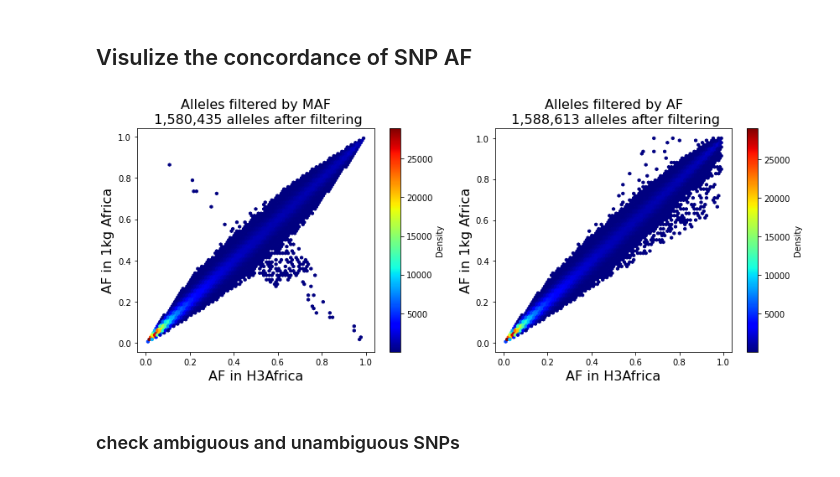
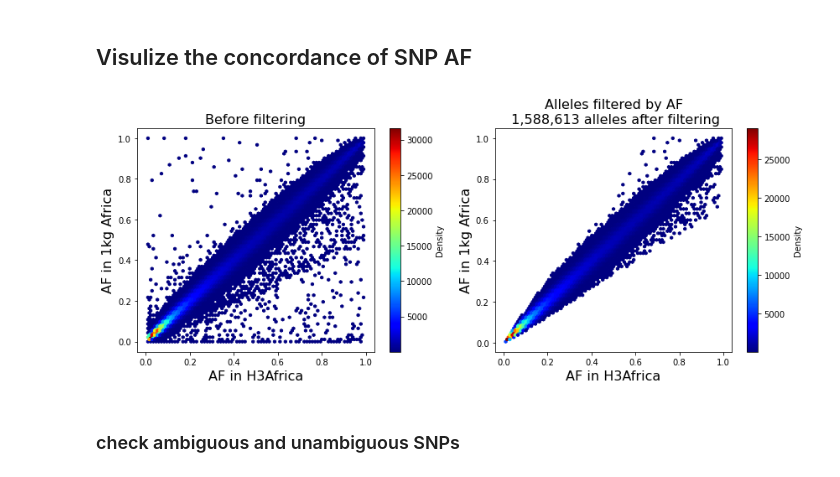
Before and after one commit to yli091230/AWIGEN_TRs, a Jupyter notebook: notebooks/plinkVcf_quality_check/converted_vcf_quality_check.ipynb, the cells around one changed output. Cells and saved outputs as stored; diff of their text form; code cells hidden in the pictures.

```diff
--- a/notebooks/plinkVcf_quality_check/converted_vcf_quality_check.ipynb
+++ b/notebooks/plinkVcf_quality_check/converted_vcf_quality_check.ipynb
@@ -113,31 +113,35 @@ print(f"{len(merged_filter_final)-af_diff_filter.sum():,} SNPs are filtered by A
 # %%
 min_num = 1
 
 fig, axs = plt.subplots(1,2,figsize=(12,5))
 ax_list = axs.flatten()
-x = merged_filter_final[maf_diff_filter ].AF_h3_AFR.tolist()
-y = merged_filter_final[maf_diff_filter ].AF_1kg_AFR.tolist()
+# x = merged_filter_final[maf_diff_filter ].AF_h3_AFR.tolist()
+# y = merged_filter_final[maf_diff_filter ].AF_1kg_AFR.tolist()
+x = merged_filter_final.AF_h3_AFR.tolist()
+y = merged_filter_final.AF_1kg_AFR.tolist()
 sc = ax_list[0].hexbin(x, y, gridsize=80, cmap="jet", mincnt=min_num)
 cbar = plt.colorbar(sc, ax=ax_list[0])
 cbar.set_label('Density')
 ax_list[0].set_xlabel("AF in H3Africa", fontsize=16)
 ax_list[0].set_ylabel("AF in 1kg Africa", fontsize=16)
-ax_list[0].set_title(f"Alleles filtered by MAF\n {len(x):,} alleles after filtering", fontsize=16)
+ax_list[0].set_title(f"Before filtering", fontsize=16)
+
+# ax_list[0].set_title(f"Alleles filtered by MAF\n {len(x):,} alleles after filtering", fontsize=16)
 # fig.tight_layout()
 
 min_num = 1
 x = merged_filter_final[af_diff_filter].AF_h3_AFR.tolist()
 y = merged_filter_final[af_diff_filter].AF_1kg_AFR.tolist()
 sc = ax_list[1].hexbin(x, y, gridsize=80, cmap="jet", mincnt=min_num)
 cbar = plt.colorbar(sc, ax=ax_list[1])
 cbar.set_label('Density')
 ax_list[1].set_xlabel("AF in H3Africa", fontsize=16)
 ax_list[1].set_ylabel("AF in 1kg Africa", fontsize=16)
 ax_list[1].set_title(f"Alleles filtered by AF\n {len(x):,} alleles after filtering", fontsize=16)
 # plt.tight_layout()
 fig.tight_layout()
 # %% [output]
-[figure, old version]
+[figure, new version]
 # %% [markdown]
 ### check ambiguous and unambiguous SNPs
 # %%
```
Also changed, not shown: parts of 7 cells of this notebook, 7 other files.
